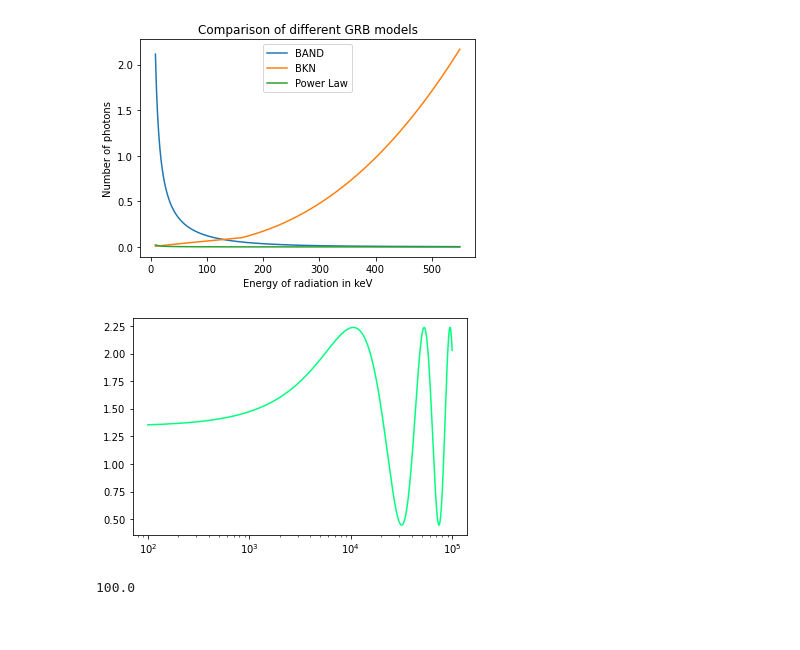
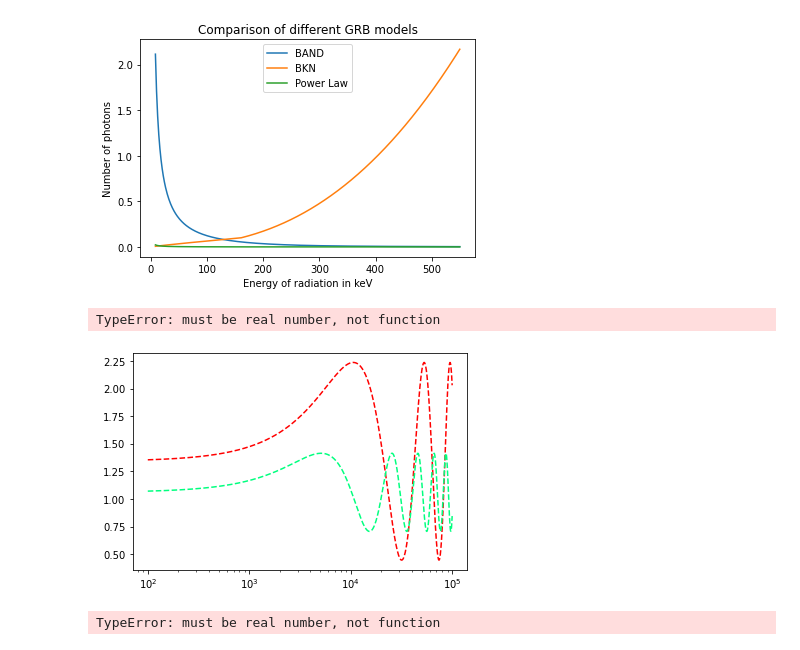
Before and after one commit to avalluvan/Gravitational-Microlensing, a Jupyter notebook: Documentation/Task 4/Femtolensing_by_Dark_Matter.ipynb, the cells around one changed output. Saved outputs shown, nothing was run; the diff lists cells and outputs as text; code cells hidden in the pictures.

Commit message:
Save numerical integration attempt for wave optic method

```diff
--- a/Documentation/Task 4/Femtolensing_by_Dark_Matter.ipynb
+++ b/Documentation/Task 4/Femtolensing_by_Dark_Matter.ipynb
@@ -472,9 +474,6 @@ plt.xlabel('Energy of radiation in keV')
 # %% [output]
 Text(0.5, 0, 'Energy of radiation in keV')
 [figure]
-# %%
-def time_delay_wave(D, z_L):
-    return (D/c * (1 + z_L) * ())
 # %%
 def point_source_mag_wave(ux, uy, omega, D, M, z_L, theta_E):
     beta_x = ux * theta_E
@@ -482,66 +481,48 @@ def point_source_mag_wave(ux, uy, omega, D, M, z_L, theta_E):
 
     Big_Omega = 4*G*M*(1 + z_L)*omega/(c**3)
 
-    F_mag = Big_Omega/(2*PI*1j) * time_delay()
+    time_delay_wave = lambda theta_y, theta_x: (D/c * (1 + z_L) * ((beta_x - theta_x)**2 + (beta_y - theta_y)**2)/2 - theta_E**2 * np.log(np.sqrt(theta_x**2 + theta_y**2)) )
+
+    F_mag = Big_Omega/(2*PI*1j) * dblquad(np.exp(1j * omega * np.cdouble(time_delay_wave)), -5*theta_E, 5*theta_E, lambda theta_x: -5*theta_E, lambda theta_x: 5*theta_E)
+    # Alternatively, we can use a Fourier Transform
+
+    return (np.abs(F_mag))**2
+# %%
+f = lambda y, x: x*y**2
+np.cdouble(dblquad(1j*np.cdouble(f), 0, 2, lambda x: 0, lambda x: 1))
+# %% [output]
+TypeError: must be real number, not function
 # %%
 tmp_ux = 1
 tmp_uy = 0
 
-tmp_M = np.logspace(-16, -7, 10)
 tmp_M = 1e-15
-tmp_theta_E = Einstein_angle(tmp_M, 1)
+tmp_D = 1
 
-tmp_D = 1
+tmp_theta_E = Einstein_angle(tmp_M, tmp_D)
+
 tmp_z_L = 1
-
-tmp_Delta_td = time_delay(tmp_ux, tmp_theta_E, tmp_D, tmp_z_L)
-
-tmp_l1 = np.array([light(1e-1 * 1e3, 'E'),
-                  light(0.215 * 1e3, 'E'),
-                  light(0.464 * 1e3, 'E'),
-                  light(1 * 1e3, 'E'),
-                  light(2.15 * 1e3, 'E'),
-                  light(4.64 * 1e3, 'E'),
-                  light(10 * 1e3, 'E'),
-                  light(21.5 * 1e3, 'E'),
-                  light(46.4 * 1e3, 'E'),
-                  light(100 * 1e3, 'E'),])    # 1e-1 to 1e2 keV light
-                                              # np.logspace(-1,2,10)
-
-tmp_l2 = np.array([light(1e-1 * 1e3, 'E'),
-                   light(1.6 * 1e-1 * 1e3, 'E'),
-                   light(2.56 * 1e-1 * 1e3, 'E'),
-                   light(4.1 * 1e-1 * 1e3, 'E'),
-                   light(6.56 * 1e-1 * 1e3, 'E'),
-                   light(1 * 1e3, 'E'),
-                   light(1.6 * 1 * 1e3, 'E'),
-                   light(2.56 * 1 * 1e3, 'E'),
-                   light(4.1 * 1 * 1e3, 'E'),
-                   light(6.56 * 1 * 1e3, 'E'),
-                   light(10 * 1e3, 'E'),
-                   light(1.6 * 10 * 1e3, 'E'),
-                   light(2.56 * 10 * 1e3, 'E'),
-                   light(4.1 * 10 * 1e3, 'E'),
-                   light(6.56 * 10 * 1e3, 'E'),
-                   light(100 * 1e3, 'E'),
-                  ])
 
 tmp_E = np.logspace(2, 5, 1000)
 
 plt.xscale('log')
+tmp_Delta_td = time_delay(tmp_ux, tmp_theta_E, tmp_D, tmp_z_L)
 tmp_phi = phase_shift(tmp_E / h_cross, tmp_Delta_td)
 tmp_mag = point_source_mag(tmp_ux, tmp_phi)
-plt.plot(tmp_E, tmp_mag, c='red', '-')
-tmp_Delta_td = time_delay(2, tmp_theta_E, tmp_D, tmp_z_L)
+plt.plot(tmp_E, tmp_mag, '--', c='red')
+
+tmp_ux = 2
+tmp_Delta_td = time_delay(tmp_ux, tmp_theta_E, tmp_D, tmp_z_L)
 tmp_phi = phase_shift(tmp_E / h_cross, tmp_Delta_td)
 tmp_mag = point_source_mag(tmp_ux, tmp_phi)
-plt.plot(tmp_E, tmp_mag, c='springgreen', '-')
+plt.plot(tmp_E, tmp_mag, '--', c='springgreen')
+
 plt.show()
 
-#tmp_mag_wave1 = point_source_mag(tmp_ux, tmp_uy, tmp_l1.omega, tmp_D, tmp_M, z_L, tmp_theta_E)
+tmp_ux = 1
+
+tmp_mag_wave = point_source_mag_wave(tmp_ux, tmp_uy, tmp_E/h_cross, tmp_D, tmp_M, z_L, tmp_theta_E)
+plt.plot(tmp_E, tmp_mag_wave, '-', c='red')
 # %% [output]
-[figure, old version]
+[figure, new version]
+TypeError: must be real number, not function
-# %%
-print(tmp_l1[0].E)
-# %% [output]
-100.0
```
Also changed, not shown: parts of 1 cell of this notebook.
